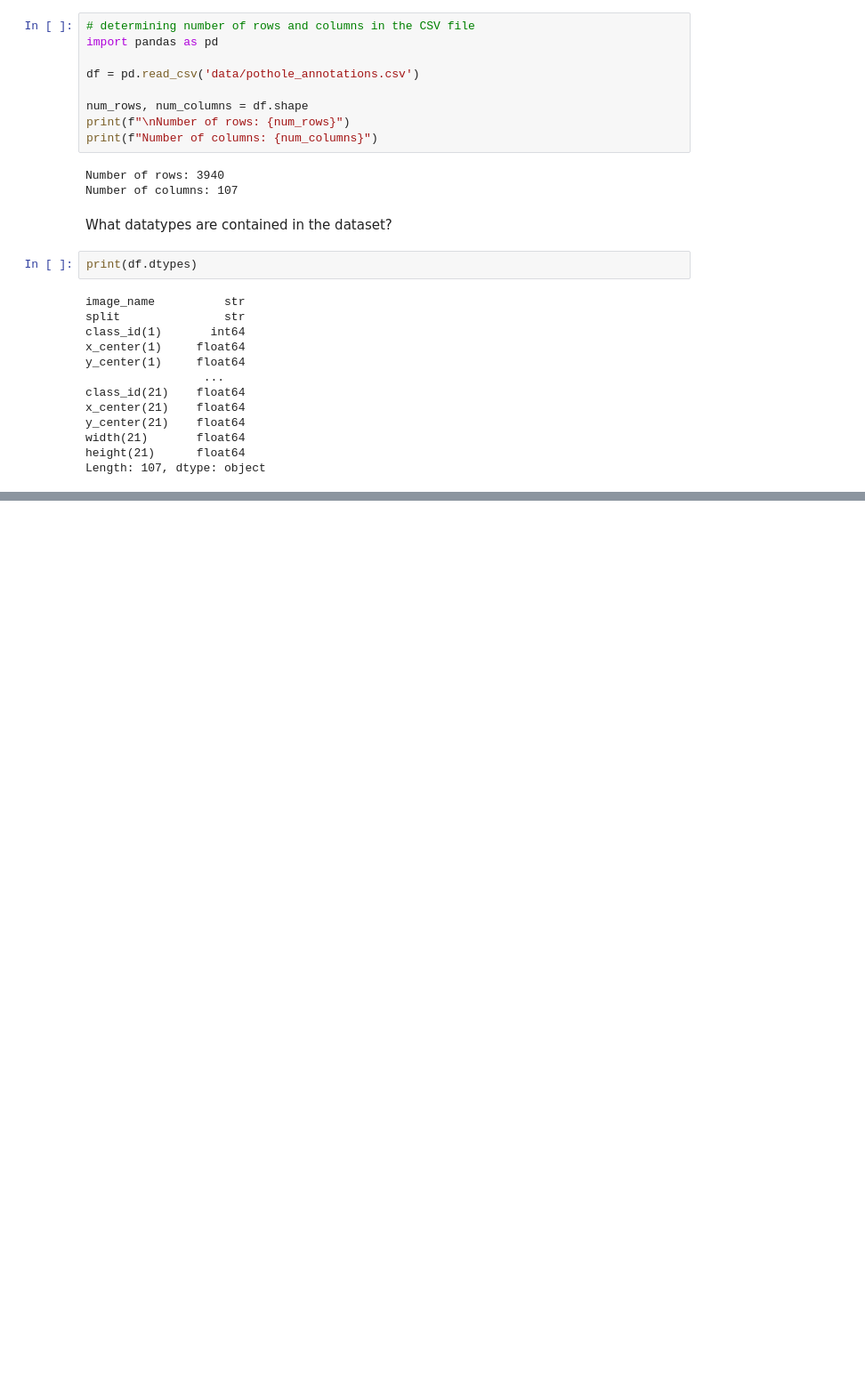
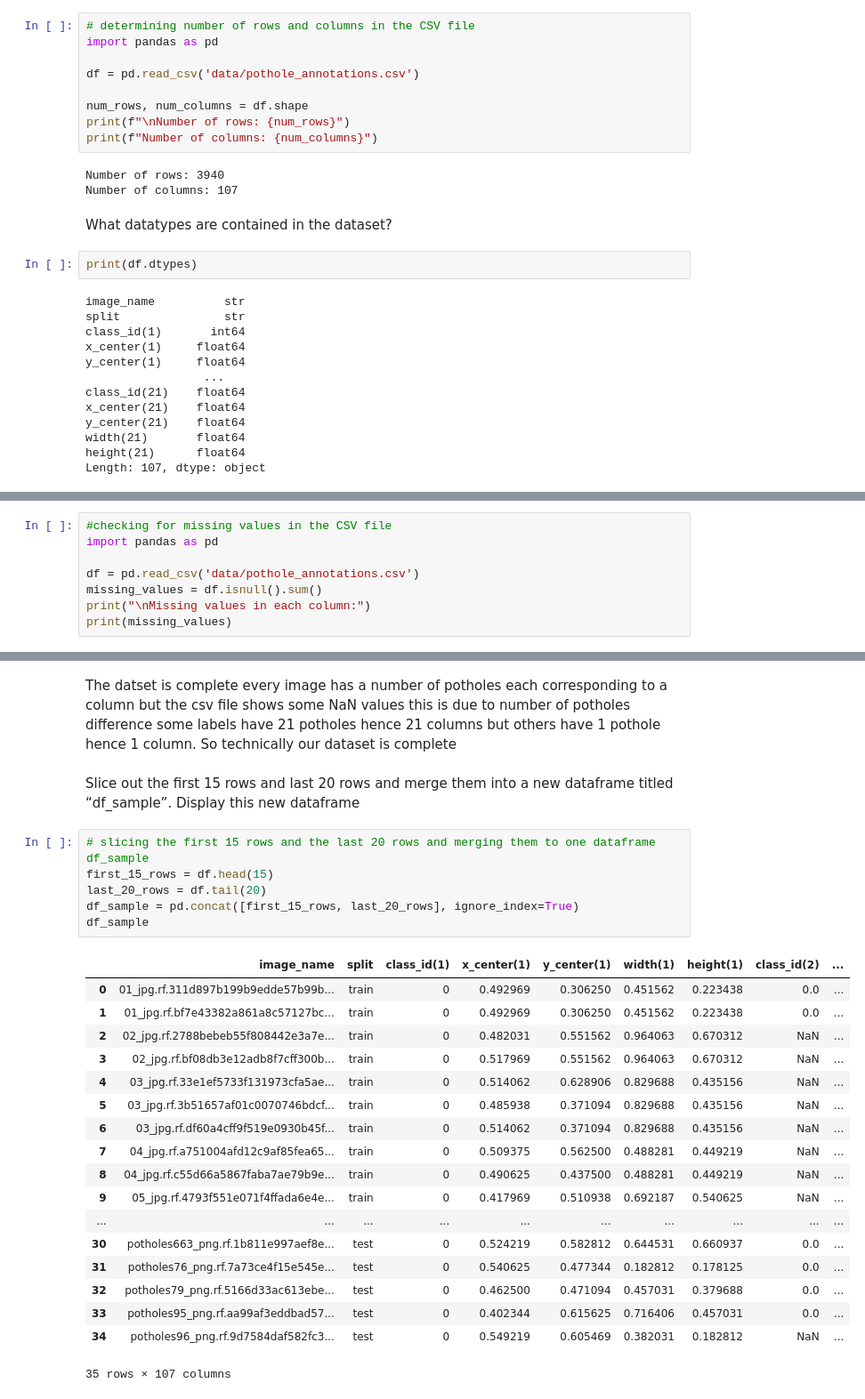
Before and after one commit to i-ssa/SemProject_MLEngine, a Jupyter notebook: pothole_detection_dataset_YOLOv11_optimized_Exploration.ipynb, the cells around one changed output, grey strips where cells are left out. Shown at 89% size. Cells and saved outputs as stored; diff of their text form; blank space fills up the shorter version.

Commit message:
worked on the last 2 question of the deliverable with my team mates

```diff
--- a/pothole_detection_dataset_YOLOv11_optimized_Exploration.ipynb
+++ b/pothole_detection_dataset_YOLOv11_optimized_Exploration.ipynb
@@ -266,0 +269,8 @@ Length: 107, dtype: object
+# %%
+#checking for missing values in the CSV file
+import pandas as pd
+
+df = pd.read_csv('data/pothole_annotations.csv')
+missing_values = df.isnull().sum()
+print("\nMissing values in each column:")
+print(missing_values)
@@ -266,0 +291,30 @@ Length: 107, dtype: object
+# %% [markdown]
+The datset is complete every image has a number of potholes each corresponding to a column but the csv file shows some NaN values this is due to number of potholes difference some labels have 21 potholes hence 21 columns but others have 1 pothole hence 1 column. So technically our dataset is complete
+# %% [markdown]
+Slice out the first 15 rows and last 20 rows and merge them into a new
+dataframe titled “df_sample”. Display this new dataframe
+# %%
+# slicing the first 15 rows and the last 20 rows and merging them to one dataframe df_sample
+first_15_rows = df.head(15)
+last_20_rows = df.tail(20)
+df_sample = pd.concat([first_15_rows, last_20_rows], ignore_index=True)
+df_sample
+# %% [output]
+|  | image_name | split | class_id(1) | x_center(1) | y_center(1) | width(1) | height(1) | class_id(2) | ... |
+| 0 | 01_jpg.rf.311d897b199b9edde57b99b... | train | 0 | 0.492969 | 0.306250 | 0.451562 | 0.223438 | 0.0 | ... |
+| 1 | 01_jpg.rf.bf7e43382a861a8c57127bc... | train | 0 | 0.492969 | 0.306250 | 0.451562 | 0.223438 | 0.0 | ... |
+| 2 | 02_jpg.rf.2788bebeb55f808442e3a7e... | train | 0 | 0.482031 | 0.551562 | 0.964063 | 0.670312 | NaN | ... |
+| 3 | 02_jpg.rf.bf08db3e12adb8f7cff300b... | train | 0 | 0.517969 | 0.551562 | 0.964063 | 0.670312 | NaN | ... |
+| 4 | 03_jpg.rf.33e1ef5733f131973cfa5ae... | train | 0 | 0.514062 | 0.628906 | 0.829688 | 0.435156 | NaN | ... |
+| 5 | 03_jpg.rf.3b51657af01c0070746bdcf... | train | 0 | 0.485938 | 0.371094 | 0.829688 | 0.435156 | NaN | ... |
+| 6 | 03_jpg.rf.df60a4cff9f519e0930b45f... | train | 0 | 0.514062 | 0.371094 | 0.829688 | 0.435156 | NaN | ... |
+| 7 | 04_jpg.rf.a751004afd12c9af85fea65... | train | 0 | 0.509375 | 0.562500 | 0.488281 | 0.449219 | NaN | ... |
+| 8 | 04_jpg.rf.c55d66a5867faba7ae79b9e... | train | 0 | 0.490625 | 0.437500 | 0.488281 | 0.449219 | NaN | ... |
+| 9 | 05_jpg.rf.4793f551e071f4ffada6e4e... | train | 0 | 0.417969 | 0.510938 | 0.692187 | 0.540625 | NaN | ... |
+| ... | ... | ... | ... | ... | ... | ... | ... | ... | ... |
+| 30 | potholes663_png.rf.1b811e997aef8e... | test | 0 | 0.524219 | 0.582812 | 0.644531 | 0.660937 | 0.0 | ... |
+| 31 | potholes76_png.rf.7a73ce4f15e545e... | test | 0 | 0.540625 | 0.477344 | 0.182812 | 0.178125 | 0.0 | ... |
+| 32 | potholes79_png.rf.5166d33ac613ebe... | test | 0 | 0.462500 | 0.471094 | 0.457031 | 0.379688 | 0.0 | ... |
+| 33 | potholes95_png.rf.aa99af3eddbad57... | test | 0 | 0.402344 | 0.615625 | 0.716406 | 0.457031 | 0.0 | ... |
+| 34 | potholes96_png.rf.9d7584daf582fc3... | test | 0 | 0.549219 | 0.605469 | 0.382031 | 0.182812 | NaN | ... |
+35 rows × 107 columns
```
Also changed, not shown: parts of 2 cells of this notebook.
